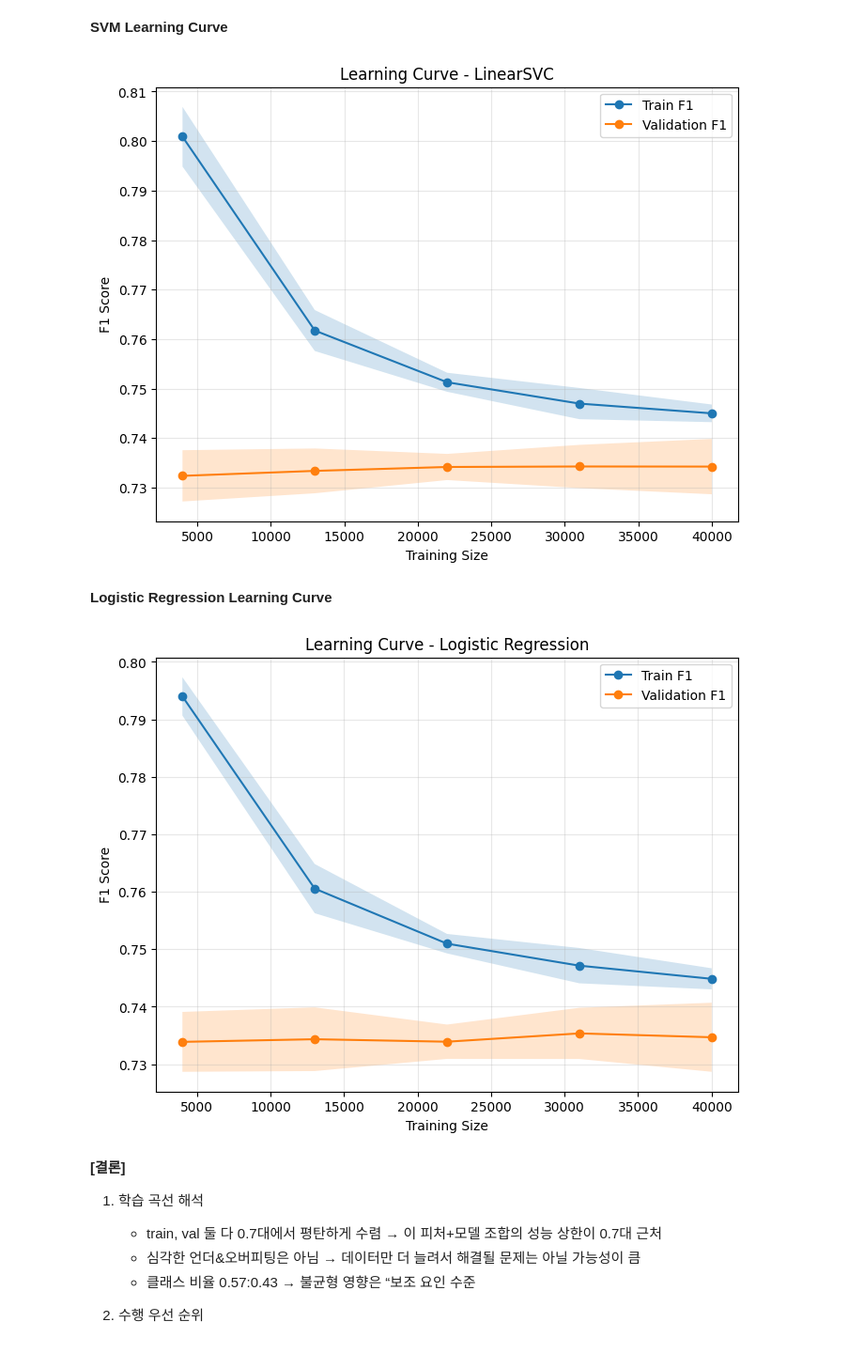
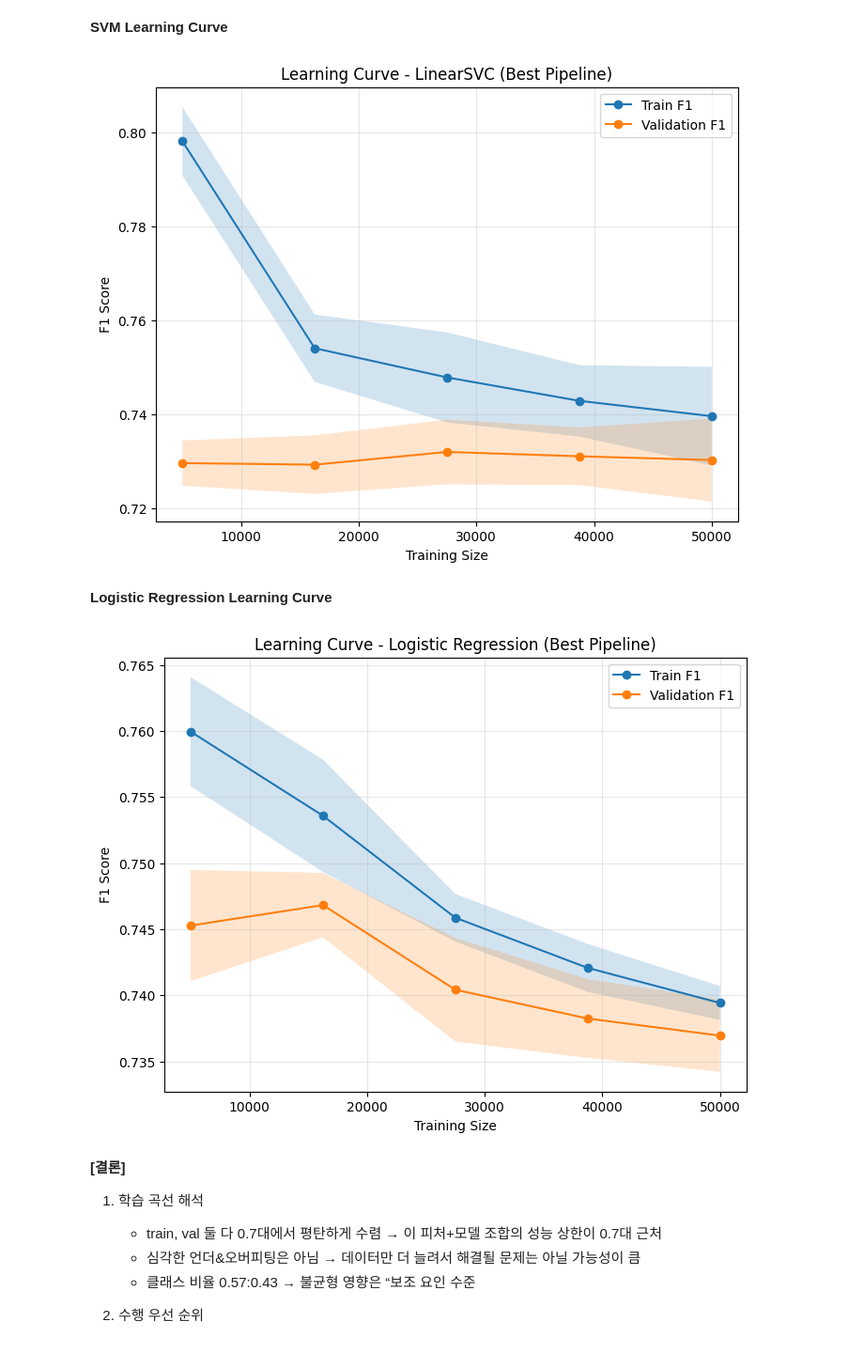
Before and after one commit to kimjiji8105/purchase-conversion-prediction, a Jupyter notebook: notebooks/04_model_training.ipynb, the cells around one changed output. Shown at 94% size. Drawn from its saved outputs; the diff is of its cells as text; code cells hidden in the pictures.

```diff
--- a/notebooks/04_model_training.ipynb
+++ b/notebooks/04_model_training.ipynb
@@ -205,10 +200,13 @@ preprocess = ColumnTransformer(
         ('cat', OneHotEncoder(handle_unknown='ignore'), cat_cols)
     ]
 )
-# %%
-X_train_preprocessed = preprocess.fit_transform(X_train)
-X_val_preprocessed = preprocess.transform(X_val)
-X_test_preprocessed = preprocess.transform(X_test)
+# %%
+# 불균형 가능성을 고려해 StratifiedKFold 사용
+cv = StratifiedKFold(
+    n_splits=5,          # 필요시 3, 5, 10 등 조정
+    shuffle=True,
+    random_state=seed
+)
 # %% [markdown]
 # 3. 모델링
 # %%
@@ -304,17 +394,17 @@ ConfusionMatrixDisplay.from_predictions(y_val, y_val_pred_log)
 # %% [markdown]
 ## 4.1 Learning Curve
 # %%
-def plot_learning_curve(model, X, y, title):
+def plot_learning_curve(model, X, y, title, cv, scoring="f1"):
     train_sizes, train_scores, val_scores = learning_curve(
         model,
         X,
         y,
-        cv=5,
-        scoring='f1',
+        cv=cv,
+        scoring=scoring,
         n_jobs=-1,
         train_sizes=np.linspace(0.1, 1.0, 5),
         shuffle=True,
-        random_state=42
+        random_state=seed,
     )
 
     train_mean = train_scores.mean(axis=1)
@@ -338,21 +428,33 @@ def plot_learning_curve(model, X, y, title):
 # %% [markdown]
 **SVM Learning Curve**
 # %%
-svm_model = LinearSVC(random_state=42)
-plot_learning_curve(svm_model, X_train_preprocessed, y_train, "Learning Curve - LinearSVC")
+best_svm = svm_search.best_estimator_
+
+plot_learning_curve(
+    model=best_svm,
+    X=X_train,
+    y=y_train,
+    title="Learning Curve - LinearSVC (Best Pipeline)",
+    cv=cv,
+    scoring="f1",
+)
 # %% [output]
-[figure, old version]
+[figure, new version]
 # %% [markdown]
 **Logistic Regression Learning Curve**
 # %%
-log_model = LogisticRegression(
-    max_iter=1000,   # 수렴 보장용
-    n_jobs=-1        # CPU 병렬 처리
+best_log = log_search.best_estimator_
+
+plot_learning_curve(
+    model=best_log,
+    X=X_train,
+    y=y_train,
+    title="Learning Curve - Logistic Regression (Best Pipeline)",
+    cv=cv,
+    scoring="f1",
 )
-
-plot_learning_curve(log_model, X_train_preprocessed, y_train, "Learning Curve - Logistic Regression")
 # %% [output]
-[figure, old version]
+[figure, new version]
 # %% [markdown]
 **[결론]**
 1. 학습 곡선 해석
```
Also changed, not shown: parts of 18 cells of this notebook, 2 other files.
